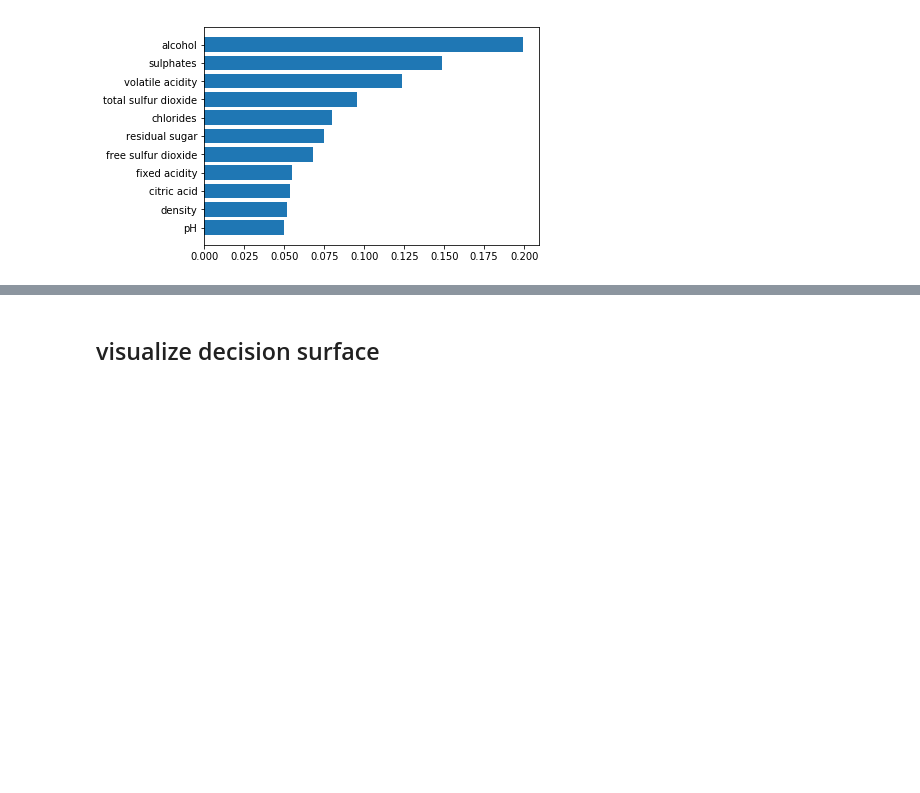
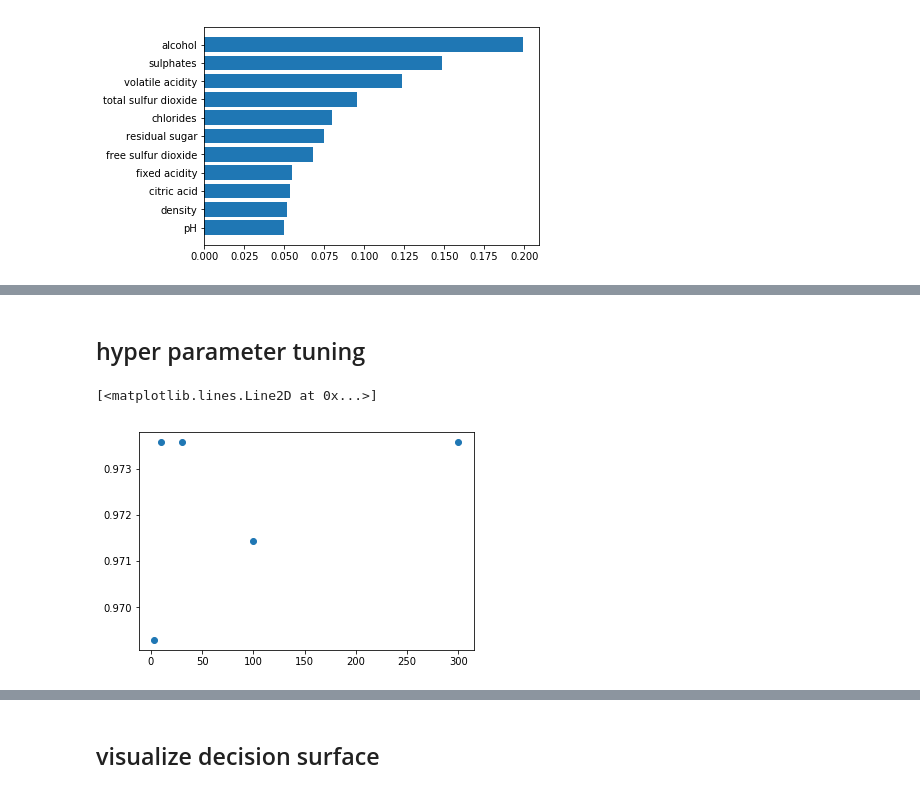
Before and after one commit to yongsingyou/wine-quality, a Jupyter notebook: wine quality.ipynb, the cells around one changed output, grey strips where cells are left out. Cells and saved outputs as stored; diff of their text form; code cells hidden in the pictures; blank space fills up the shorter version.

```diff
--- a/wine quality.ipynb
+++ b/wine quality.ipynb
@@ -246,0 +296,14 @@ plt.show()
+# %% [markdown]
+## hyper parameter tuning
+# %%
+arr = [3,10,30,100,300]
+f1s = []
+for i in arr:
+    random_clf = RandomForestClassifier(n_estimators=i,random_state=1)
+    random_clf.fit(X_train, y_train)
+    pred_random_clf = random_clf.predict(X_dev)
+    f1s.append(f1_score(y_dev,pred_random_clf))
+plt.plot(arr,f1s,'o')
+# %% [output]
+[<matplotlib.lines.Line2D at 0x...>]
+[figure, added]
```
Also changed, not shown: parts of 34 cells of this notebook.
